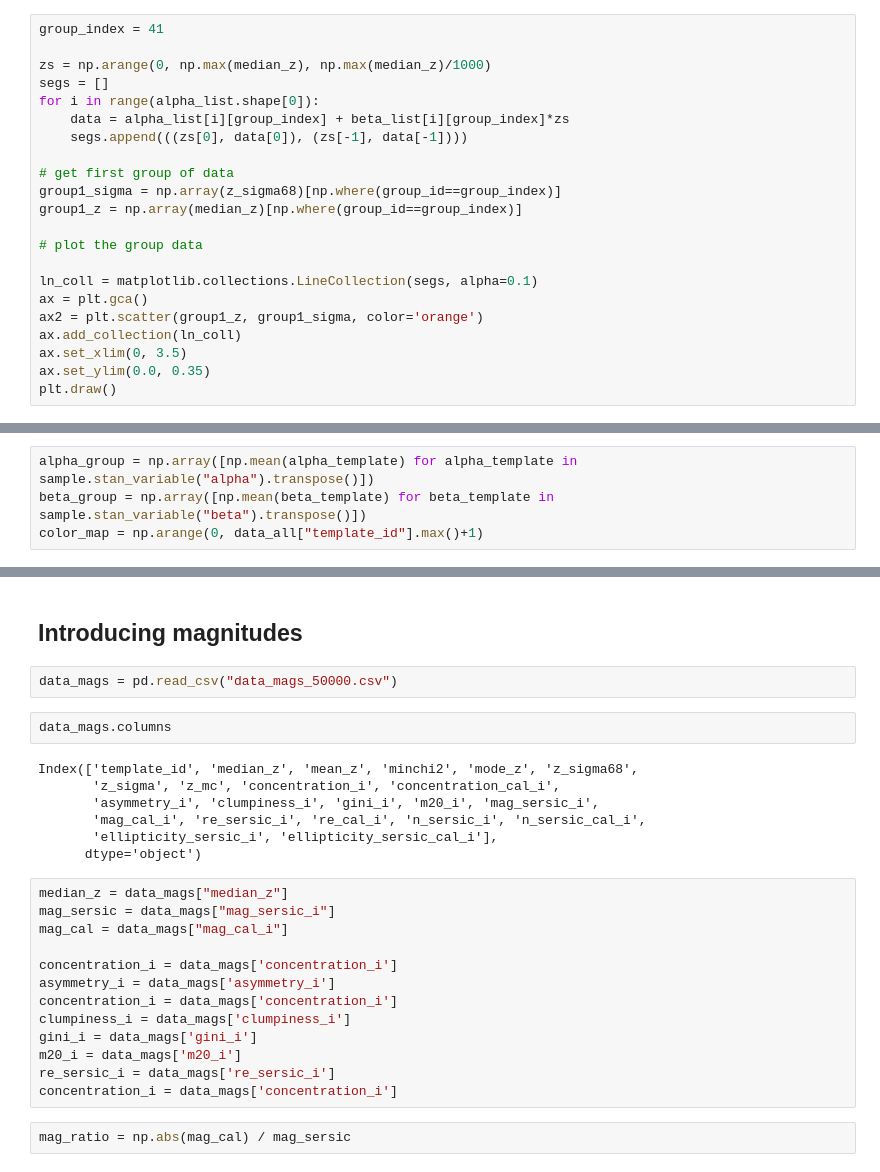
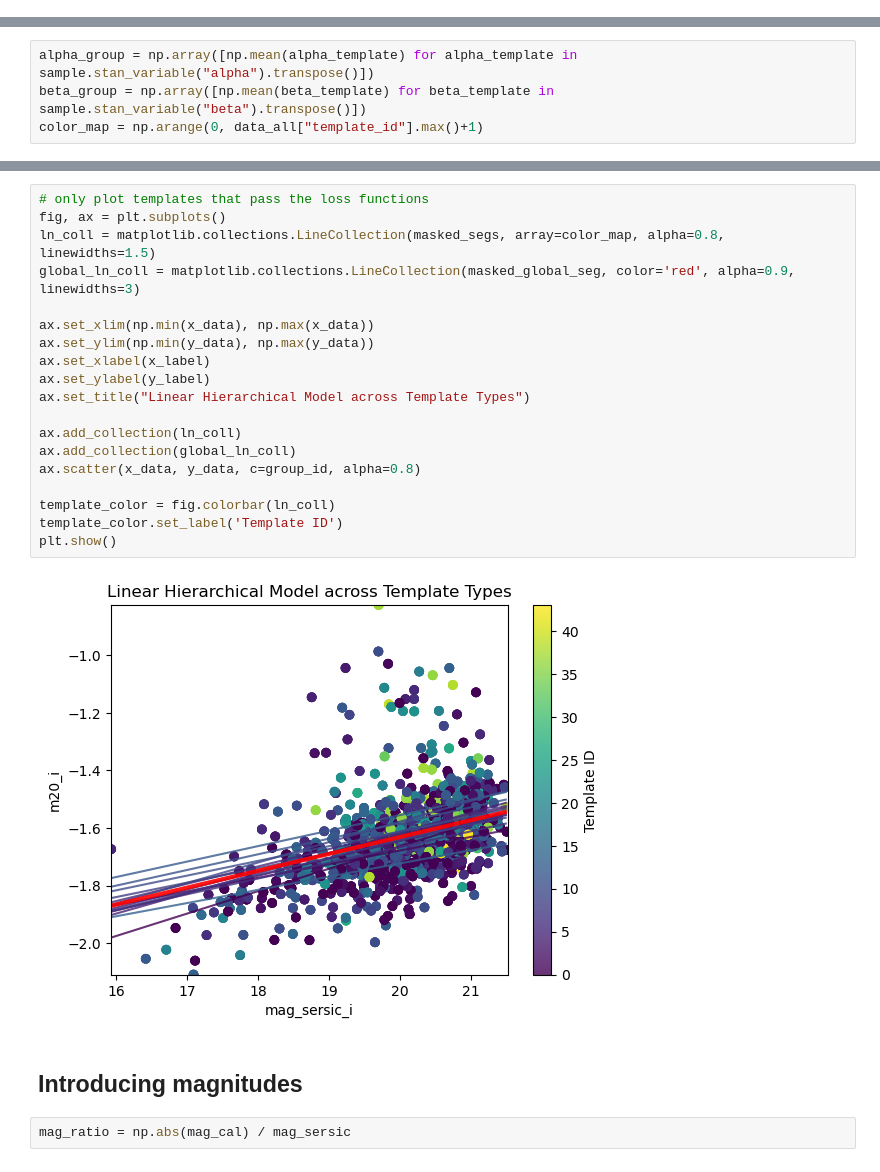
Before and after one commit to bingyanliang/stat-775-final, a Jupyter notebook: hierarchical-regression/regression-model.ipynb, the cells around one changed output, grey strips where cells are left out. Cells and saved outputs as stored; diff of their text form.

```diff
--- a/hierarchical-regression/regression-model.ipynb
+++ b/hierarchical-regression/regression-model.ipynb
@@ -137,25 +175,3 @@ beta_list = sample.stan_variable("beta")
 print(alpha_list.shape)
 # %% [output]
 (5000, 44)
-# %%
-group_index = 41
-
-zs = np.arange(0, np.max(median_z), np.max(median_z)/1000)
-segs = []
-for i in range(alpha_list.shape[0]):
-    data = alpha_list[i][group_index] + beta_list[i][group_index]*zs
-    segs.append(((zs[0], data[0]), (zs[-1], data[-1])))
-
-# get first group of data
-group1_sigma = np.array(z_sigma68)[np.where(group_id==group_index)]
-group1_z = np.array(median_z)[np.where(group_id==group_index)]
-
-# plot the group data
-
-ln_coll = matplotlib.collections.LineCollection(segs, alpha=0.1)
-ax = plt.gca()
-ax2 = plt.scatter(group1_z, group1_sigma, color='orange')
-ax.add_collection(ln_coll)
-ax.set_xlim(0, 3.5)
-ax.set_ylim(0.0, 0.35)
-plt.draw()
@@ -214,29 +287,26 @@ plt.show()
+# %%
+# only plot templates that pass the loss functions
+fig, ax = plt.subplots()
+ln_coll = matplotlib.collections.LineCollection(masked_segs, array=color_map, alpha=0.8, linewidths=1.5)
+global_ln_coll = matplotlib.collections.LineCollection(masked_global_seg, color='red', alpha=0.9, linewidths=3)
+
+ax.set_xlim(np.min(x_data), np.max(x_data))
+ax.set_ylim(np.min(y_data), np.max(y_data))
+ax.set_xlabel(x_label)
+ax.set_ylabel(y_label)
+ax.set_title("Linear Hierarchical Model across Template Types")
+
+ax.add_collection(ln_coll)
+ax.add_collection(global_ln_coll)
+ax.scatter(x_data, y_data, c=group_id, alpha=0.8)
+
+template_color = fig.colorbar(ln_coll)
+template_color.set_label('Template ID')
+plt.show()
+# %% [output]
+[figure, added]
 # %% [markdown]
 ## Introducing magnitudes
-# %%
-data_mags = pd.read_csv("data_mags_50000.csv")
-# %%
-data_mags.columns
-# %% [output]
-Index(['template_id', 'median_z', 'mean_z', 'minchi2', 'mode_z', 'z_sigma68',
-       'z_sigma', 'z_mc', 'concentration_i', 'concentration_cal_i',
-       'asymmetry_i', 'clumpiness_i', 'gini_i', 'm20_i', 'mag_sersic_i',
-       'mag_cal_i', 're_sersic_i', 're_cal_i', 'n_sersic_i', 'n_sersic_cal_i',
-       'ellipticity_sersic_i', 'ellipticity_sersic_cal_i'],
-      dtype='object')
-# %%
-median_z = data_mags["median_z"]
-mag_sersic = data_mags["mag_sersic_i"]
-mag_cal = data_mags["mag_cal_i"]
-
-concentration_i = data_mags['concentration_i']
-asymmetry_i = data_mags['asymmetry_i']
-concentration_i = data_mags['concentration_i']
-clumpiness_i = data_mags['clumpiness_i']
-gini_i = data_mags['gini_i']
-m20_i = data_mags['m20_i']
-re_sersic_i = data_mags['re_sersic_i']
-concentration_i = data_mags['concentration_i']
 # %%
 mag_ratio = np.abs(mag_cal) / mag_sersic
 # %%
```
Also changed, not shown: parts of 21 cells of this notebook, 1 other file.
